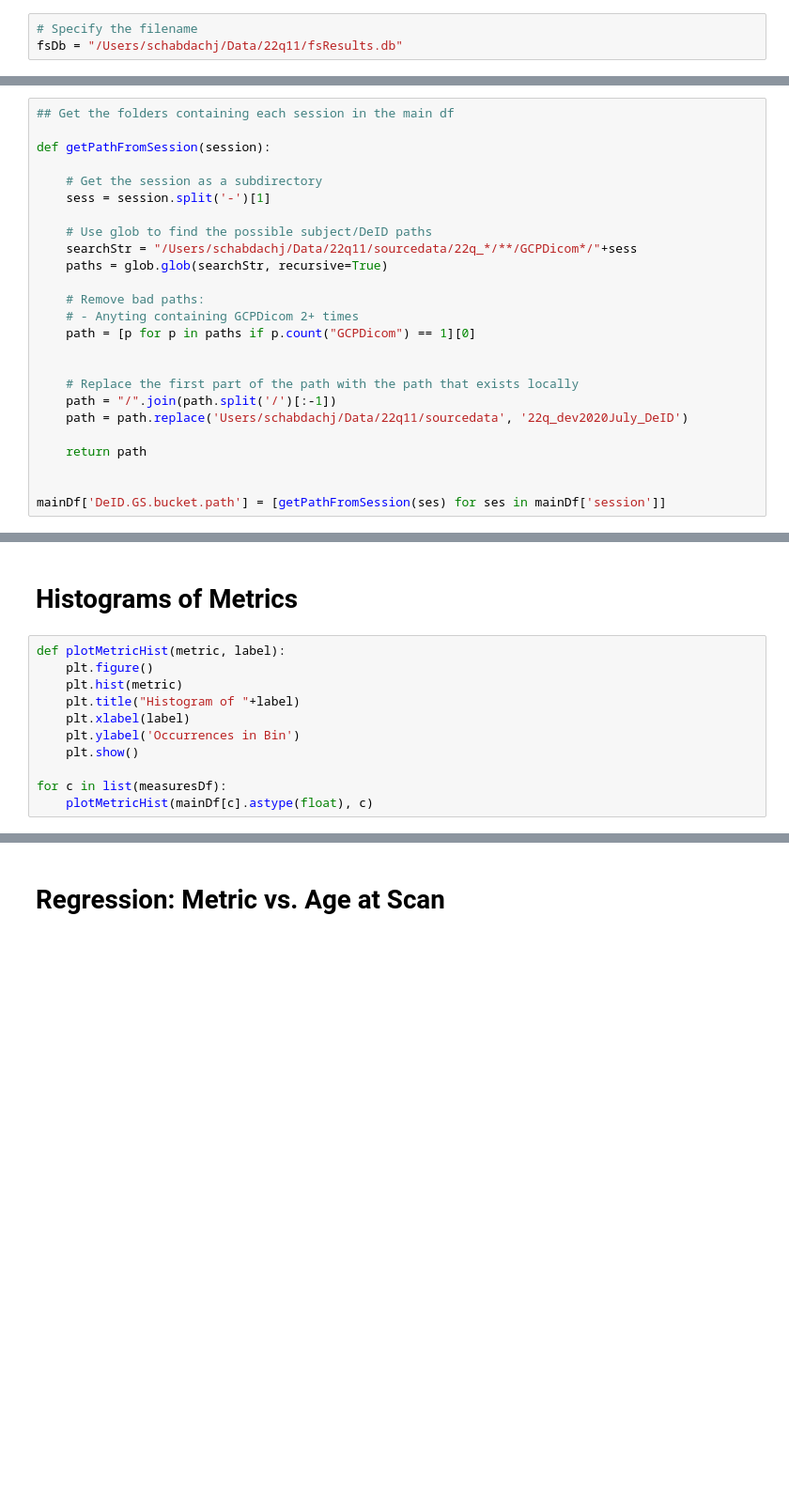
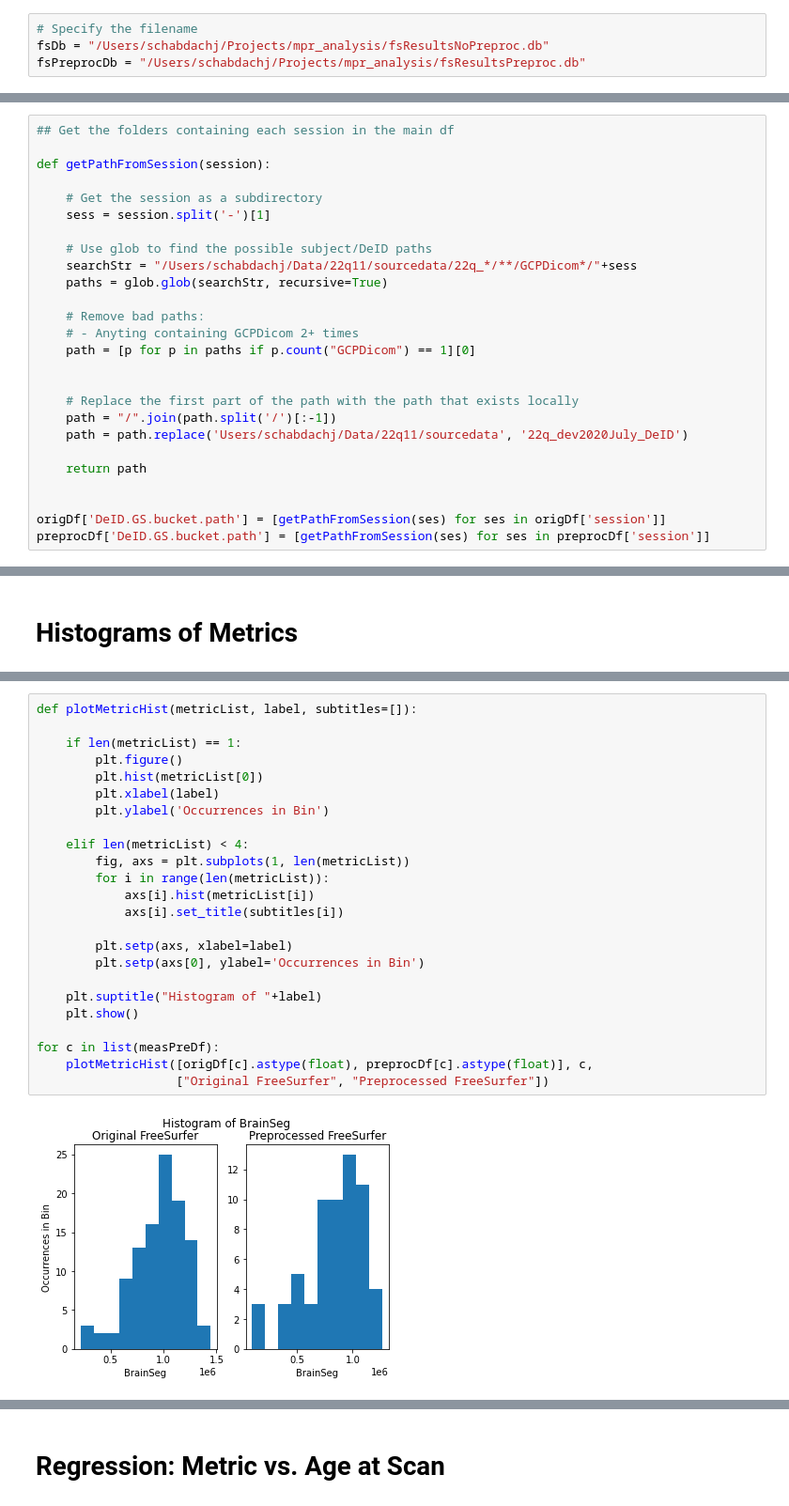
Before and after one commit to jmschabdach/mpr_analysis, a Jupyter notebook: MPR_3T_Initial_Sanity_Check.ipynb, the cells around one changed output, grey strips where cells are left out. Shown at 94% size. Saved outputs shown, nothing was run; the diff lists cells and outputs as text; blank space fills up the shorter version.

Commit message:
added extra argument in the FreeSurfer measure extraction

```diff
--- a/MPR_3T_Initial_Sanity_Check.ipynb
+++ b/MPR_3T_Initial_Sanity_Check.ipynb
@@ -7,6 +7,7 @@ import matplotlib.pyplot as plt
 import seaborn as sns
 # %%
 # Specify the filename
-fsDb = "/Users/schabdachj/Data/22q11/fsResults.db"
+fsDb = "/Users/schabdachj/Projects/mpr_analysis/fsResultsNoPreproc.db"
+fsPreprocDb = "/Users/schabdachj/Projects/mpr_analysis/fsResultsPreproc.db"
 # %%
 ## Load the freesurfer results as a dataframe
@@ -67,7 +101,8 @@ def getPathFromSession(session):
     return path
 
 
-mainDf['DeID.GS.bucket.path'] = [getPathFromSession(ses) for ses in mainDf['session']]
+origDf['DeID.GS.bucket.path'] = [getPathFromSession(ses) for ses in origDf['session']]
+preprocDf['DeID.GS.bucket.path'] = [getPathFromSession(ses) for ses in preprocDf['session']]
 # %%
 ## Join mainDf and sesMetaDf
 
@@ -95,13 +124,2 @@ mainDf
 # %% [markdown]
 # Histograms of Metrics
-# %%
-def plotMetricHist(metric, label):
-    plt.figure()
-    plt.hist(metric)
-    plt.title("Histogram of "+label)
-    plt.xlabel(label)
-    plt.ylabel('Occurrences in Bin')
-    plt.show()
-
-for c in list(measuresDf):
-    plotMetricHist(mainDf[c].astype(float), c)
@@ -121,0 +126,26 @@ for c in list(measuresDf):
+# %%
+def plotMetricHist(metricList, label, subtitles=[]):
+
+    if len(metricList) == 1:
+        plt.figure()
+        plt.hist(metricList[0])
+        plt.xlabel(label)
+        plt.ylabel('Occurrences in Bin')
+
+    elif len(metricList) < 4:
+        fig, axs = plt.subplots(1, len(metricList))
+        for i in range(len(metricList)):
+            axs[i].hist(metricList[i])
+            axs[i].set_title(subtitles[i])
+
+        plt.setp(axs, xlabel=label)
+        plt.setp(axs[0], ylabel='Occurrences in Bin')
+
+    plt.suptitle("Histogram of "+label)
+    plt.show()
+
+for c in list(measPreDf):
+    plotMetricHist([origDf[c].astype(float), preprocDf[c].astype(float)], c,
+                   ["Original FreeSurfer", "Preprocessed FreeSurfer"])
+# %% [output]
+[figure, added]
```
Also changed, not shown: parts of 20 cells of this notebook, 2 other files.
